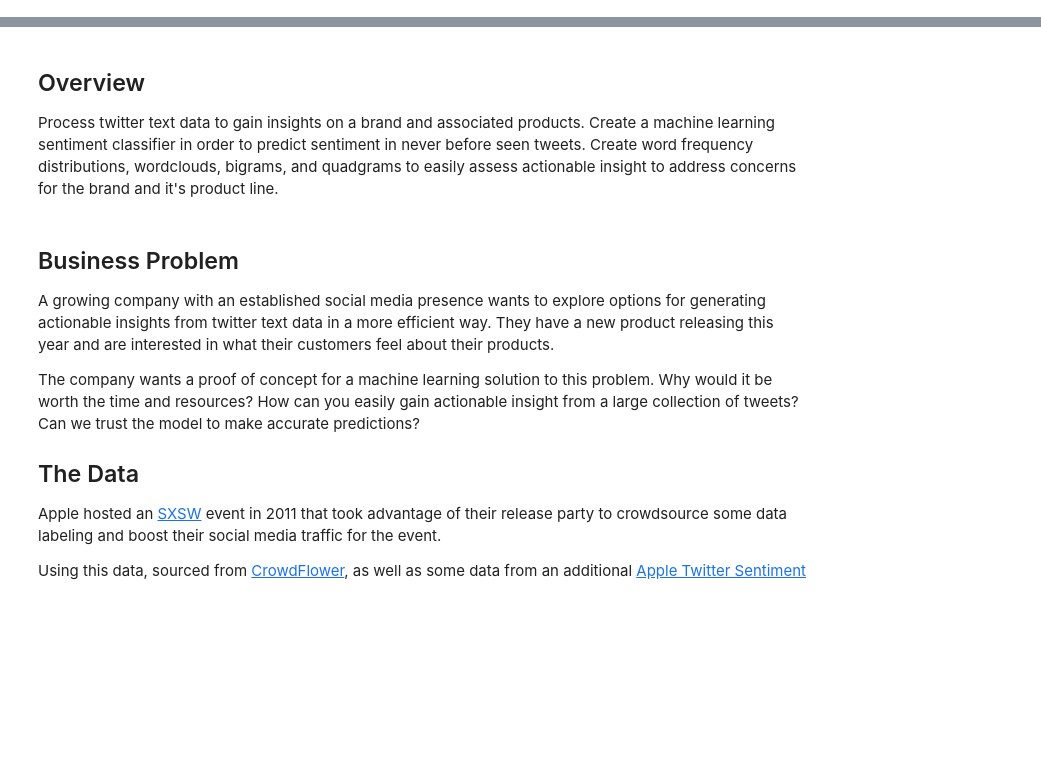
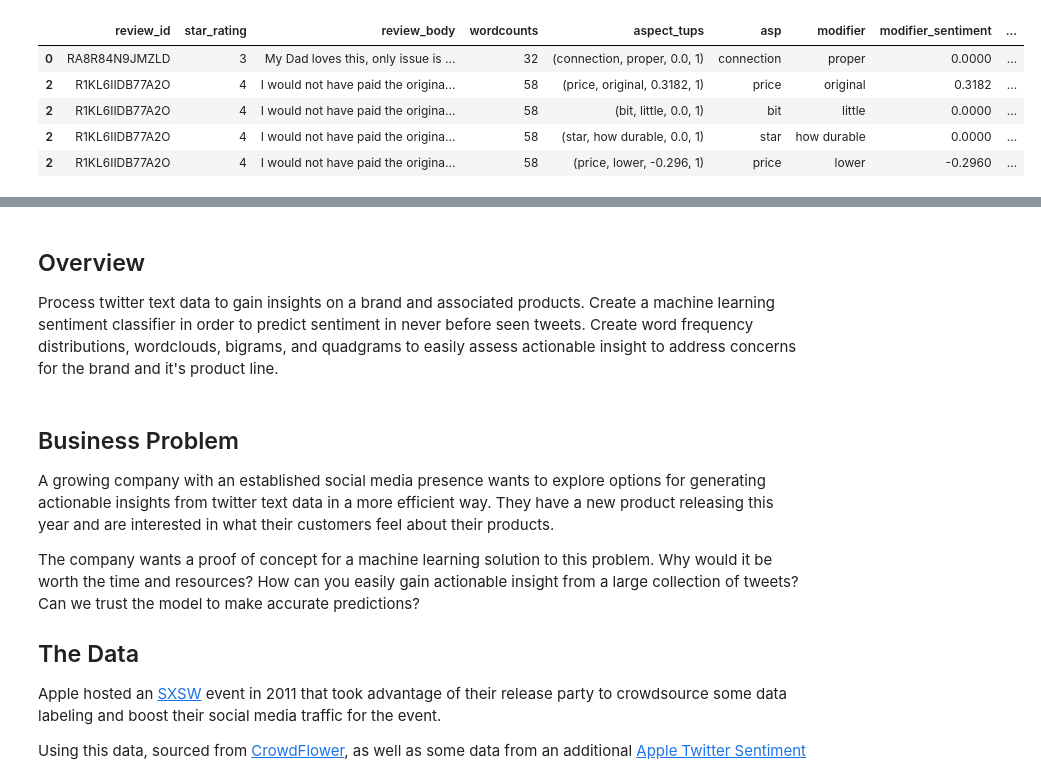
Before and after one commit to ddey117/ABSA_Project_4, a Jupyter notebook: Exploratory_Notebook.ipynb, the cells around one changed output, grey strips where cells are left out. Drawn from its saved outputs; the diff is of its cells as text; code cells hidden in the pictures; blank space fills up the shorter version.

```diff
--- a/Exploratory_Notebook.ipynb
+++ b/Exploratory_Notebook.ipynb
@@ -25,0 +221,18 @@ fourgram_measures = nltk.collocations.QuadgramAssocMeasures()
+# %%
+#I wrote a library for taking care of many common tasks for data language processing.
+#However, since this project must load spaCy for parsing the aspect/opinion pairs
+#Some of the major processing will be handled by spaCy
+
+#simple processing such as removing emails, html tags, urls
+#accented characters and counting all words in the dataset
+#are handled with my own toolset
+
+def master_preprocess(df):
+    df['wordcounts'] = df['review_body'].apply(lambda x: pp.get_wordcounts(x))
+    df['review_body'] = df['review_body'].apply(lambda x: pp.remove_emails(x))
+    df['review_body'] = df['review_body'].apply(lambda x: pp.remove_urls(x))
+    df['review_body'] = df['review_body'].apply(lambda x: pp.remove_html_tags(x))
+    df['review_body'] = df['review_body'].apply(lambda x: pp.remove_accented_chars(x))
+    return df
+# %%
+df = master_preprocess(df)
@@ -25,0 +875,10 @@ fourgram_measures = nltk.collocations.QuadgramAssocMeasures()
+# %%
+df_senti = extract_aspect_sentiment_tuples(df)
+df_senti.head()
+# %% [output]
+|  | review_id | star_rating | review_body | wordcounts | aspect_tups | asp | modifier | modifier_sentiment | ... |
+| 0 | RA8R84N9JMZLD | 3 | My Dad loves this, only issue is ... | 32 | (connection, proper, 0.0, 1) | connection | proper | 0.0000 | ... |
+| 2 | R1KL6IIDB77A2O | 4 | I would not have paid the origina... | 58 | (price, original, 0.3182, 1) | price | original | 0.3182 | ... |
+| 2 | R1KL6IIDB77A2O | 4 | I would not have paid the origina... | 58 | (bit, little, 0.0, 1) | bit | little | 0.0000 | ... |
+| 2 | R1KL6IIDB77A2O | 4 | I would not have paid the origina... | 58 | (star, how durable, 0.0, 1) | star | how durable | 0.0000 | ... |
+| 2 | R1KL6IIDB77A2O | 4 | I would not have paid the origina... | 58 | (price, lower, -0.296, 1) | price | lower | -0.2960 | ... |
```
Also changed, not shown: parts of 180 cells of this notebook, 1 other file.
